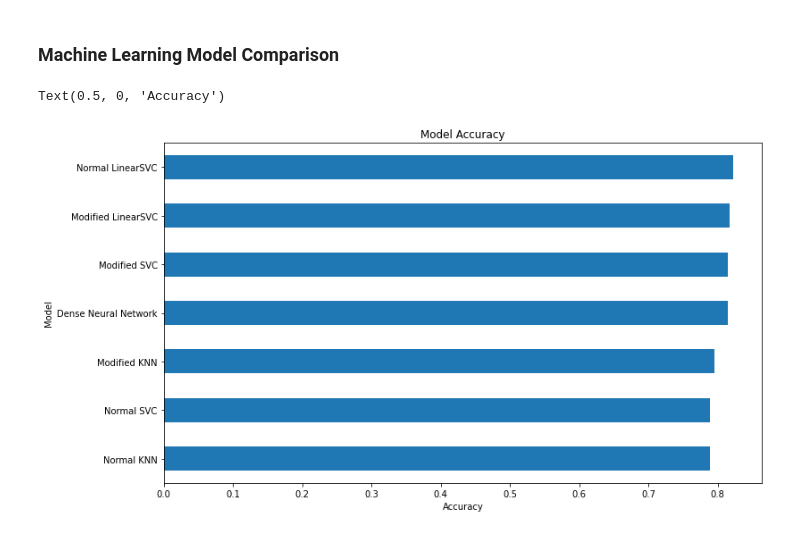
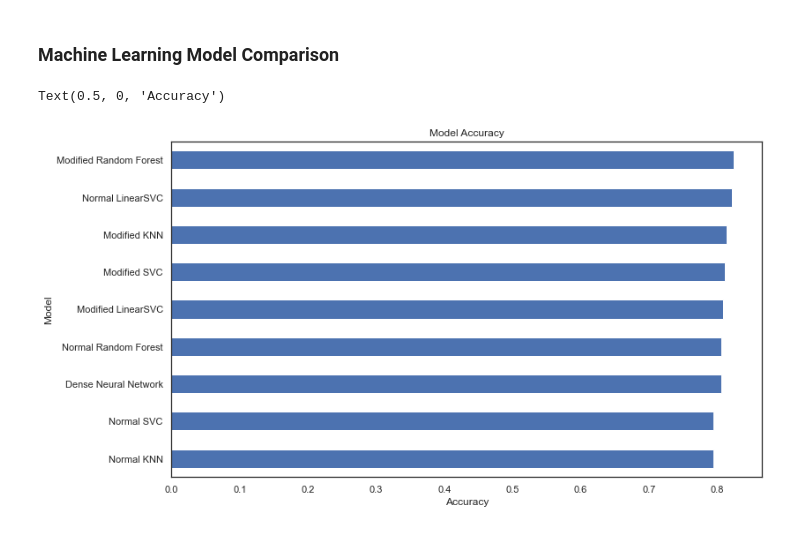
Before and after one commit to QuentinNav/Python_For_Data_Analysis_Drug_Consumption, a Jupyter notebook: Project_python_for_data_analysis.ipynb, the cells around one changed output. Drawn from its saved outputs; the diff is of its cells as text; code cells hidden in the pictures.

Commit message:
Add files via upload
Random Forest
Seaborn graph

```diff
--- a/Project_python_for_data_analysis.ipynb
+++ b/Project_python_for_data_analysis.ipynb
@@ -757,0 +886,10 @@ Accuracy modified SVC: 0.8138297872340425
+# %%
+X=dfml.drop('Drug', axis=1)
+y=dfml["Drug"]
+
+X_train, X_test, y_train, y_test = train_test_split(X, y, test_size=0.2, random_state=0)
+
+model= RandomForestClassifier()
+RF_normal_score= cross_val_score(model, X_train, y_train, cv=5,scoring='accuracy').mean()
+
+print("Accuracy basic Random Forest :", RF_normal_score)
@@ -757,0 +922,24 @@ Accuracy modified SVC: 0.8138297872340425
+# %%
+X=dfml[['age','oscore','cscore','ss','nscore','country_5','ascore','escore','impulsive','education','country_6','gender_1']]
+y=dfml["Drug"]
+
+X_train, X_test, y_train, y_test = train_test_split(X, y, test_size=0.2, random_state=0)
+
+n_estimators = [5,10,15]
+max_depth = [5, 8, 15, 25, 30]
+min_samples_split = [2, 5, 10, 15, 100]
+min_samples_leaf = [1, 2, 5, 10]
+
+param = dict(n_estimators = n_estimators, max_depth = max_depth,
+             min_samples_split = min_samples_split,
+             min_samples_leaf = min_samples_leaf)
+
+grid = GridSearchCV(RandomForestClassifier(), param, cv = 3, verbose = 1, n_jobs = -1)
+
+grid.fit(X_train,y_train)
+print(grid.best_params_)
+
+model=grid.best_estimator_
+RF_opti_score=model.score(X_test, y_test)
+
+print("Accuracy modified Random Forest:", model.score(X_test, y_test))
@@ -840,19 +1032,19 @@ Test accuracy: 0.813829779624939
 # %% [markdown]
 ### Machine Learning Model Comparison
 # %%
-model_label=['Normal LinearSVC','Modified LinearSVC','Normal KNN','Modified KNN','Normal SVC','Modified SVC','Dense Neural Network']
-model_score=[LinearSVC_normal_score,LinearSVC_opti_score,KNN_normal_score,KNN_opti_score,SVC_normal_score,SVC_opti_score,DL_score]
+model_label=['Normal Random Forest','Modified Random Forest','Normal LinearSVC','Modified LinearSVC','Normal KNN','Modified KNN','Normal SVC','Modified SVC','Dense Neural Network']
+model_score=[RF_normal_score,RF_opti_score,LinearSVC_normal_score,LinearSVC_opti_score,KNN_normal_score,KNN_opti_score,SVC_normal_score,SVC_opti_score,DL_score]
 
 dfacc = pd.DataFrame()
 dfacc['Model']  = model_label
 dfacc['Accuracy']  = model_score
 dfacc = dfacc.sort_values(by='Accuracy')
 dfacc=dfacc.set_index('Model')
 
 
 dfacc['Accuracy'].plot(kind="barh",figsize=(12, 7))
 plt.title("Model Accuracy")
 plt.xlabel("Accuracy")
 # %% [output]
 Text(0.5, 0, 'Accuracy')
-[figure, old version]
+[figure, new version]
```
Also changed, not shown: parts of 28 cells of this notebook.
